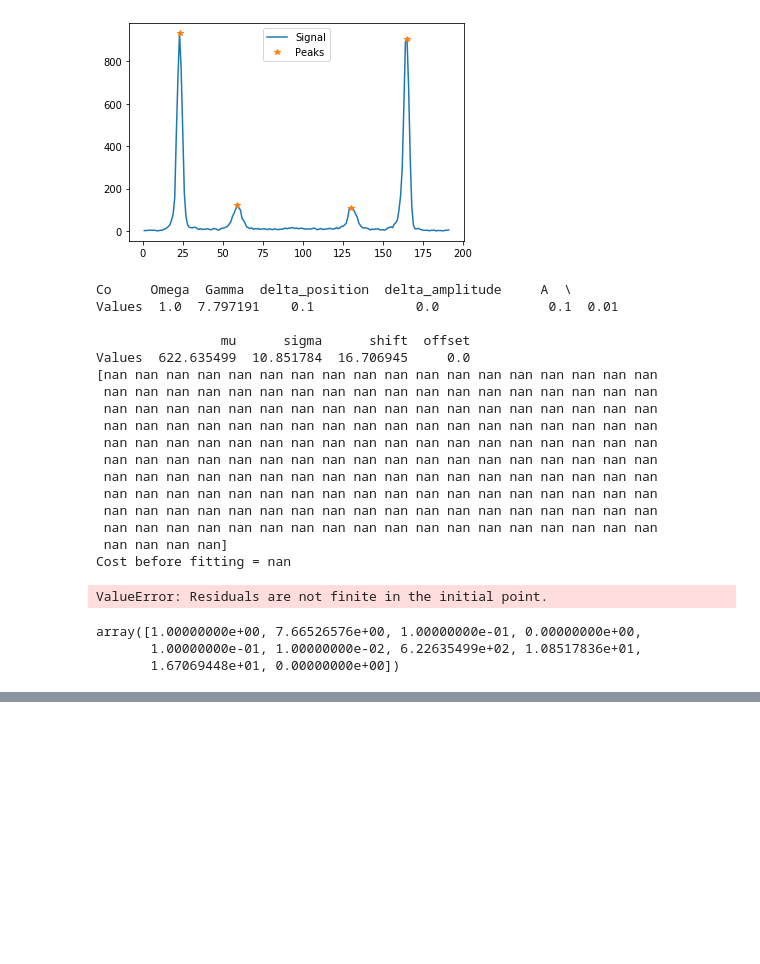
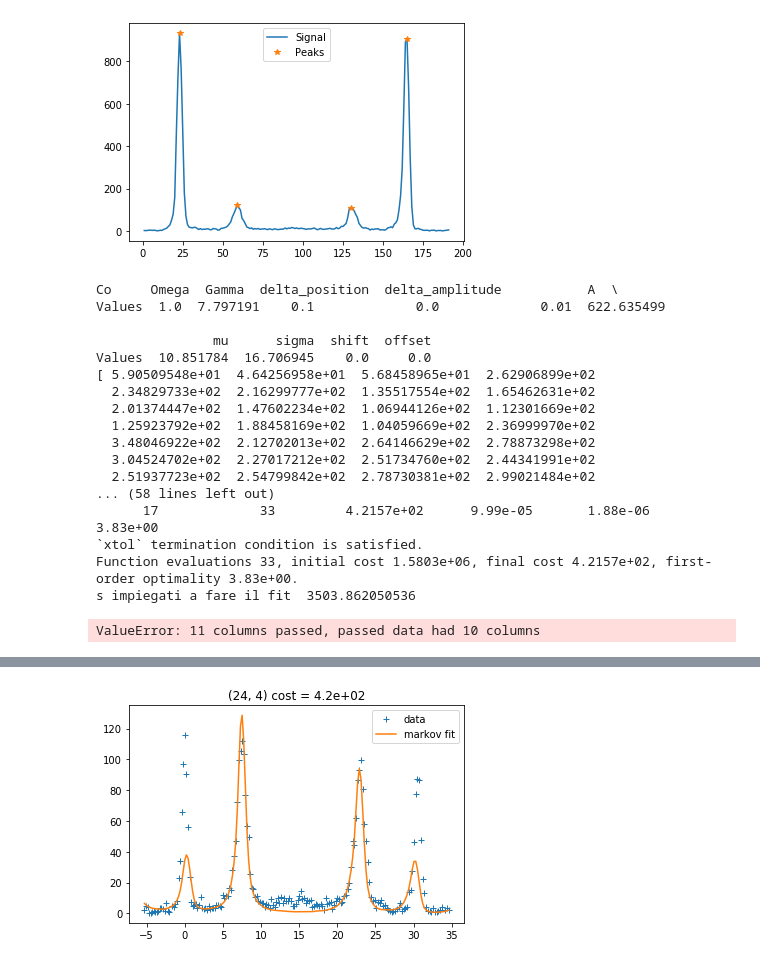
Before and after one commit to flautodipan/Python_Libraries, a Jupyter notebook: Experimentum_single.ipynb, the cells around one changed output, grey strips where cells are left out. Saved outputs shown, nothing was run; the diff lists cells and outputs as text; code cells hidden in the pictures; blank space fills up the shorter version.

```diff
--- a/Experimentum_single.ipynb
+++ b/Experimentum_single.ipynb
@@ -170,39 +170,45 @@ Data.p0
 # %%
 #3) fit markoviano
 percents        =   ('positive', 0.2, 'positive', np.inf, 'positive', 0.5, 0.5, 0.5,  np.inf, np.inf)
-Data.Get_p0(Data.p0.values[0], cols_smart)
+Data.Get_p0(Data.p0[list(cols_smart)].values[0], cols_smart)
 print(Data.p0)
 Data.Get_cost_markov(Data.p0[list(cols_smart)].values[0])
 print('Cost before fitting = {}'.format(Data.cost_markov))
 Data.Get_Fit_Bounds(percents, cols_smart)
 _= Data.Non_Linear_Least_Squares_Markov(cols_smart, bound = (Data.bounds['down'].values, Data.bounds['up'].values), verbose = 2, max_nfev = 500)
 #_ = Data.Non_Linear_Least_Squares_Markov(bound = (Data.bounds['down'].values, Data.bounds['up'].values),  max_nfev = 500)
-#Data.Get_cost_markov(Data.Markov_Fit_Params.values[0])
-#print('Cost after fitting = {}\n'.format(Data.cost_markov))
+Data.Get_cost_markov(Data.Markov_Fit_Params.values[0])
+print('Cost after fitting = {}\n'.format(Data.cost_markov))
 print(Data.Markov_Fit_Params)
 Data.Take_A_Look_Before_Fitting()
 # %% [output]
-Co     Omega  Gamma  delta_position  delta_amplitude     A  \
-Values  1.0  7.797191    0.1             0.0              0.1  0.01
+Co     Omega  Gamma  delta_position  delta_amplitude           A  \
+Values  1.0  7.797191    0.1             0.0             0.01  622.635499
 
-                mu      sigma      shift  offset
-Values  622.635499  10.851784  16.706945     0.0
-[nan nan nan nan nan nan nan nan nan nan nan nan nan nan nan nan nan nan
- nan nan nan nan nan nan nan nan nan nan nan nan nan nan nan nan nan nan
- nan nan nan nan nan nan nan nan nan nan nan nan nan nan nan nan nan nan
- nan nan nan nan nan nan nan nan nan nan nan nan nan nan nan nan nan nan
- nan nan nan nan nan nan nan nan nan nan nan nan nan nan nan nan nan nan
- nan nan nan nan nan nan nan nan nan nan nan nan nan nan nan nan nan nan
- nan nan nan nan nan nan nan nan nan nan nan nan nan nan nan nan nan nan
- nan nan nan nan nan nan nan nan nan nan nan nan nan nan nan nan nan nan
- nan nan nan nan nan nan nan nan nan nan nan nan nan nan nan nan nan nan
- nan nan nan nan nan nan nan nan nan nan nan nan nan nan nan nan nan nan
- nan nan nan nan]
-Cost before fitting = nan
+               mu      sigma  shift  offset
+Values  10.851784  16.706945    0.0     0.0
+[ 5.90509548e+01  4.64256958e+01  5.68458965e+01  2.62906899e+02
+  2.34829733e+02  2.16299777e+02  1.35517554e+02  1.65462631e+02
+  2.01374447e+02  1.47602234e+02  1.06944126e+02  1.12301669e+02
+  1.25923792e+02  1.88458169e+02  1.04059669e+02  2.36999970e+02
+  3.48046922e+02  2.12702013e+02  2.64146629e+02  2.78873298e+02
+  3.04524702e+02  2.27017212e+02  2.51734760e+02  2.44341991e+02
+  2.51937723e+02  2.54799842e+02  2.78730381e+02  2.99021484e+02
+... (58 lines left out)
+      17             33         4.2157e+02      9.99e-05       1.88e-06       3.83e+00
+`xtol` termination condition is satisfied.
+Function evaluations 33, initial cost 1.5803e+06, final cost 4.2157e+02, first-order optimality 3.83e+00.
+s impiegati a fare il fit  3503.862050536
-ValueError: Residuals are not finite in the initial point.
+ValueError: 11 columns passed, passed data had 10 columns
-# %%
-Data.p0[list(cols_smart)].values[0]
-# %% [output]
-array([1.00000000e+00, 7.66526576e+00, 1.00000000e-01, 0.00000000e+00,
-       1.00000000e-01, 1.00000000e-02, 6.22635499e+02, 1.08517836e+01,
-       1.67069448e+01, 0.00000000e+00])
+# %%
+plt.figure()
+plt.title(str((i,j))+' cost = {:3.2}'.format(Data.cost_markov))
+plt.plot(Data.x_freq, Data.y, '+', label = 'data')
+plt.plot(Data.x_freq, Data.y_markov_fit, label = 'markov fit')
+plt.legend()
+J                =    Data.res_lsq.jac
+cov              =    np.linalg.inv(J.T.dot(J))
+Delta_Parameters =    np.sqrt(np.diagonal(cov))
+df = pd.DataFrame([Data.res_lsq['x'], Delta_Parameters], columns=cols_smart, index= ('Values', 'StdErrs'))
+df
+# %% [output]
@@ -208,0 +218 @@ array([1.00000000e+00, 7.66526576e+00, 1.00000000e-01, 0.00000000e+00,
+[figure, added]
```
Also changed, not shown: parts of 4 cells of this notebook, 5 other files.
